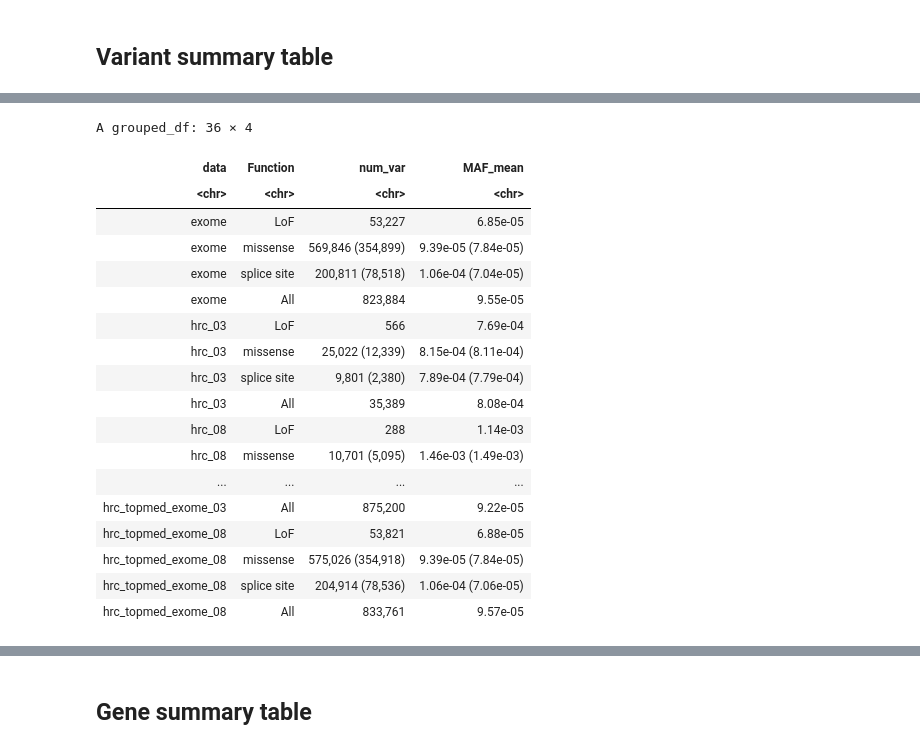
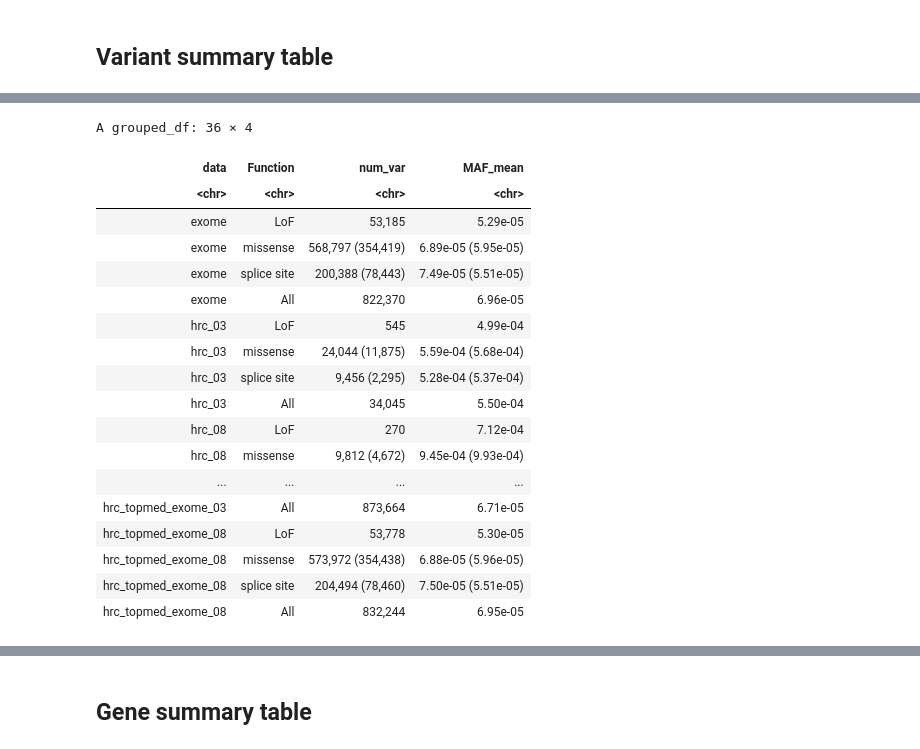
Before and after one commit to lamanda0227/imputation_brv, a Jupyter notebook: analysis/data_summary_analysis.ipynb, the cells around one changed output, grey strips where cells are left out. Drawn from its saved outputs; the diff is of its cells as text; code cells hidden in the pictures.

```diff
--- a/analysis/data_summary_analysis.ipynb
+++ b/analysis/data_summary_analysis.ipynb
@@ -465,6 +465,6 @@ hrc_08_chr2 <- fread("./hrc/hrc_chr2_rsq08_hg19_hg38_maf001_LOF_missense_annot.c
 # %%
-topmed_03_chr1 <- fread("./topmed_v3/topmed_chr1_rsq03_hg38_hg38_maf001_LOF_missense_annot.csv.gz")
-topmed_03_chr2 <- fread("./topmed_v3/topmed_chr2_rsq03_hg38_hg38_maf001_LOF_missense_annot.csv.gz")
-topmed_08_chr1 <- fread("./topmed_v3/topmed_chr1_rsq08_hg38_hg38_maf001_LOF_missense_annot.csv.gz")
-topmed_08_chr2 <- fread("./topmed_v3/topmed_chr2_rsq08_hg38_hg38_maf001_LOF_missense_annot.csv.gz")
+topmed_03_chr1 <- fread("./topmed_v3/topmed_chr1_rsq03_hg38_hg38_maf001_LOF_missense_all_annot.csv.gz")
+topmed_03_chr2 <- fread("./topmed_v3/topmed_chr2_rsq03_hg38_hg38_maf001_LOF_missense_all_annot.csv.gz")
+topmed_08_chr1 <- fread("./topmed_v3/topmed_chr1_rsq08_hg38_hg38_maf001_LOF_missense_all_annot.csv.gz")
+topmed_08_chr2 <- fread("./topmed_v3/topmed_chr2_rsq08_hg38_hg38_maf001_LOF_missense_all_annot.csv.gz")
 # %%
@@ -1052,25 +1052,25 @@ format_table <- function(df){
 generate_summary <- function(maf, numvar){
     maf <- gsub("\\.", "", as.character(maf))
 
-    exome_chr1 <- fread(sprintf("./exome/ukb23156_c1.merged.filtered.hg38.hg38_multianno_formatted_sel_col_maf%s_LOF_missense%s.csv.gz", maf, numvar))
-    exome_chr2 <- fread(sprintf("./exome/ukb23156_c2.merged.filtered.hg38.hg38_multianno_formatted_sel_col_maf%s_LOF_missense%s.csv.gz", maf, numvar))
+    exome_chr1 <- fread(sprintf("./exome/ukb23156_c1.merged.filtered.hg38.hg38_multianno_formatted_sel_col_maf%s_LOF_missense_all.csv.gz", maf))
+    exome_chr2 <- fread(sprintf("./exome/ukb23156_c2.merged.filtered.hg38.hg38_multianno_formatted_sel_col_maf%s_LOF_missense_all.csv.gz", maf))
 
-    hrc_03_chr1 <- fread(sprintf("./hrc/hrc_chr1_rsq03_hg19_hg38_maf%s_LOF_missense%s_annot.csv.gz", maf, numvar))
-    hrc_03_chr2 <- fread(sprintf("./hrc/hrc_chr2_rsq03_hg19_hg38_maf%s_LOF_missense%s_annot.csv.gz", maf, numvar))
+    hrc_03_chr1 <- fread(sprintf("./hrc/hrc_chr1_rsq03_hg19_hg38_maf%s_LOF_missense_all_annot.csv.gz", maf))
+    hrc_03_chr2 <- fread(sprintf("./hrc/hrc_chr2_rsq03_hg19_hg38_maf%s_LOF_missense_all_annot.csv.gz", maf))
 
-    hrc_08_chr1 <- fread(sprintf("./hrc/hrc_chr1_rsq08_hg19_hg38_maf%s_LOF_missense%s_annot.csv.gz", maf, numvar))
-    hrc_08_chr2 <- fread(sprintf("./hrc/hrc_chr2_rsq08_hg19_hg38_maf%s_LOF_missense%s_annot.csv.gz", maf, numvar))
+    hrc_08_chr1 <- fread(sprintf("./hrc/hrc_chr1_rsq08_hg19_hg38_maf%s_LOF_missense_all_annot.csv.gz", maf))
+    hrc_08_chr2 <- fread(sprintf("./hrc/hrc_chr2_rsq08_hg19_hg38_maf%s_LOF_missense_all_annot.csv.gz", maf))
 
-    topmed_03_chr1 <- fread(sprintf("./topmed_v3/topmed_chr1_rsq03_hg38_hg38_maf%s_LOF_missense_annot.csv.gz", maf))
-    topmed_03_chr2 <- fread(sprintf("./topmed_v3/topmed_chr2_rsq03_hg38_hg38_maf%s_LOF_missense_annot.csv.gz", maf))
+    topmed_03_chr1 <- fread(sprintf("./topmed_v3/topmed_chr1_rsq03_hg38_hg38_maf%s_LOF_missense_all_annot.csv.gz", maf))
+    topmed_03_chr2 <- fread(sprintf("./topmed_v3/topmed_chr2_rsq03_hg38_hg38_maf%s_LOF_missense_all_annot.csv.gz", maf))
 
-    topmed_08_chr1 <- fread(sprintf("./topmed_v3/topmed_chr1_rsq08_hg38_hg38_maf%s_LOF_missense_annot.csv.gz", maf))
-    topmed_08_chr2 <- fread(sprintf("./topmed_v3/topmed_chr2_rsq08_hg38_hg38_maf%s_LOF_missense_annot.csv.gz", maf))
+    topmed_08_chr1 <- fread(sprintf("./topmed_v3/topmed_chr1_rsq08_hg38_hg38_maf%s_LOF_missense_all_annot.csv.gz", maf))
+    topmed_08_chr2 <- fread(sprintf("./topmed_v3/topmed_chr2_rsq08_hg38_hg38_maf%s_LOF_missense_all_annot.csv.gz", maf))
 
-    hrc_topmed_03 <- fread(sprintf("./hrc_topmed/hrc_topmed_v3_168206ids_rsq03_maf%s_annot.csv.gz", maf))
-    hrc_topmed_08 <- fread(sprintf("./hrc_topmed/hrc_topmed_v3_168206ids_rsq08_maf%s_annot.csv.gz", maf))
-    hrc_topmed_exome_03 <- fread(sprintf("./hrc_topmed_exome/hrc_topmed_v3_exome_168206ids_rsq03_maf%s_annot.csv.gz", maf))
-    hrc_topmed_exome_08 <- fread(sprintf("./hrc_topmed_exome/hrc_topmed_v3_exome_168206ids_rsq08_maf%s_annot.csv.gz", maf))
+    hrc_topmed_03 <- fread(sprintf("./hrc_topmed/hrc_topmed_v3_168206ids_rsq03_maf%s_all_annot.csv.gz", maf))
+    hrc_topmed_08 <- fread(sprintf("./hrc_topmed/hrc_topmed_v3_168206ids_rsq08_maf%s_all_annot.csv.gz", maf))
+    hrc_topmed_exome_03 <- fread(sprintf("./hrc_topmed_exome/hrc_topmed_v3_exome_168206ids_rsq03_maf%s_all_annot.csv.gz", maf))
+    hrc_topmed_exome_08 <- fread(sprintf("./hrc_topmed_exome/hrc_topmed_v3_exome_168206ids_rsq08_maf%s_all_annot.csv.gz", maf))
 
     exome <- format_table(rbind(exome_chr1, exome_chr2))
     hrc_03 <- format_table(rbind(hrc_03_chr1, hrc_03_chr2))
@@ -1098,0 +1095,4 @@ tab_maf0001_all <- generate_summary(0.001, "_all") %>% mutate(Function = gsub('s
+# %%
+tab_maf001 <- generate_summary(0.01, "_all") %>% mutate(Function = gsub('splicing', 'splice site', Function))
+tab_maf0005 <- generate_summary(0.005, "_all") %>% mutate(Function = gsub('splicing', 'splice site', Function))
+tab_maf0001 <- generate_summary(0.001, "_all") %>% mutate(Function = gsub('splicing', 'splice site', Function))
@@ -1099,23 +1121,23 @@ tab_maf0001_all <- generate_summary(0.001, "_all") %>% mutate(Function = gsub('s
 # %%
-tab_maf001_all
+tab_maf0005
 # %% [output]
 A grouped_df: 36 × 4
 | data | Function | num_var | MAF_mean |
 | <chr> | <chr> | <chr> | <chr> |
-| exome | LoF | 53,227 | 6.85e-05 |
-| exome | missense | 569,846 (354,899) | 9.39e-05 (7.84e-05) |
-| exome | splice site | 200,811 (78,518) | 1.06e-04 (7.04e-05) |
-| exome | All | 823,884 | 9.55e-05 |
-| hrc_03 | LoF | 566 | 7.69e-04 |
-| hrc_03 | missense | 25,022 (12,339) | 8.15e-04 (8.11e-04) |
-| hrc_03 | splice site | 9,801 (2,380) | 7.89e-04 (7.79e-04) |
-| hrc_03 | All | 35,389 | 8.08e-04 |
-| hrc_08 | LoF | 288 | 1.14e-03 |
-| hrc_08 | missense | 10,701 (5,095) | 1.46e-03 (1.49e-03) |
+| exome | LoF | 53,185 | 5.29e-05 |
+| exome | missense | 568,797 (354,419) | 6.89e-05 (5.95e-05) |
+| exome | splice site | 200,388 (78,443) | 7.49e-05 (5.51e-05) |
+| exome | All | 822,370 | 6.96e-05 |
+| hrc_03 | LoF | 545 | 4.99e-04 |
+| hrc_03 | missense | 24,044 (11,875) | 5.59e-04 (5.68e-04) |
+| hrc_03 | splice site | 9,456 (2,295) | 5.28e-04 (5.37e-04) |
+| hrc_03 | All | 34,045 | 5.50e-04 |
+| hrc_08 | LoF | 270 | 7.12e-04 |
+| hrc_08 | missense | 9,812 (4,672) | 9.45e-04 (9.93e-04) |
 | ... | ... | ... | ... |
-| hrc_topmed_exome_03 | All | 875,200 | 9.22e-05 |
-| hrc_topmed_exome_08 | LoF | 53,821 | 6.88e-05 |
-| hrc_topmed_exome_08 | missense | 575,026 (354,918) | 9.39e-05 (7.84e-05) |
-| hrc_topmed_exome_08 | splice site | 204,914 (78,536) | 1.06e-04 (7.06e-05) |
-| hrc_topmed_exome_08 | All | 833,761 | 9.57e-05 |
+| hrc_topmed_exome_03 | All | 873,664 | 6.71e-05 |
+| hrc_topmed_exome_08 | LoF | 53,778 | 5.30e-05 |
+| hrc_topmed_exome_08 | missense | 573,972 (354,438) | 6.88e-05 (5.96e-05) |
+| hrc_topmed_exome_08 | splice site | 204,494 (78,460) | 7.50e-05 (5.51e-05) |
+| hrc_topmed_exome_08 | All | 832,244 | 6.95e-05 |
 # %%
```
Also changed, not shown: parts of 24 cells of this notebook, 9 other files.
